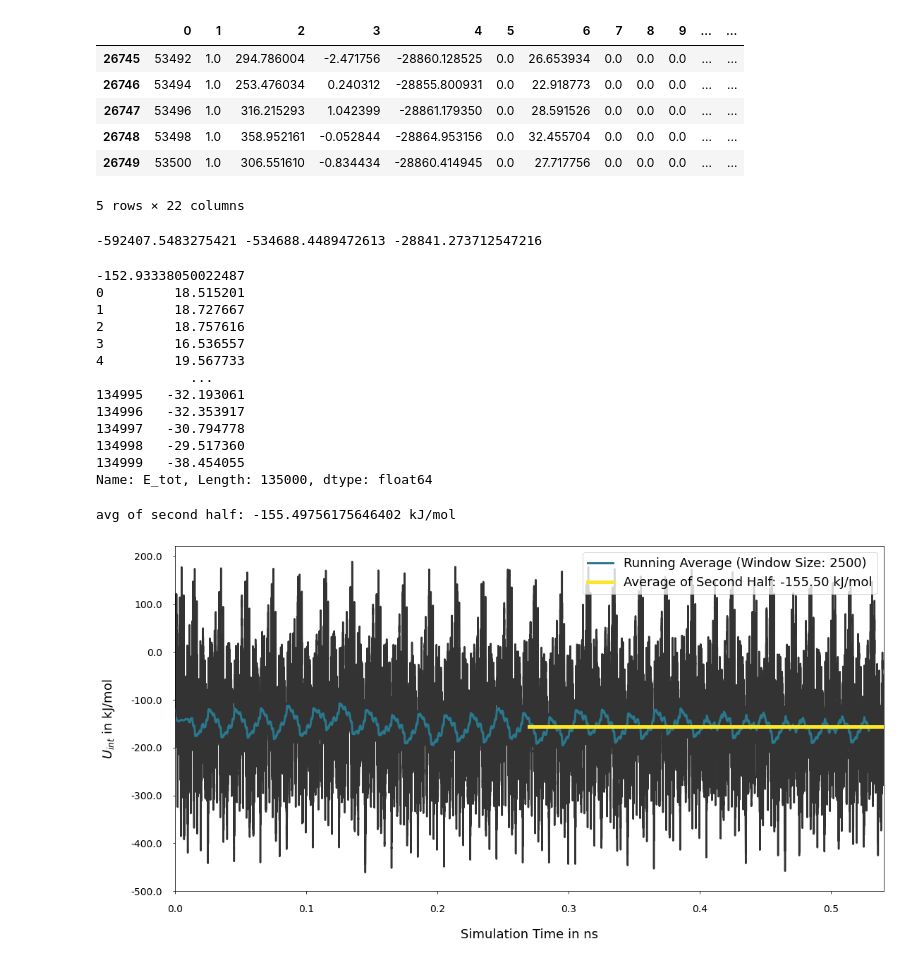
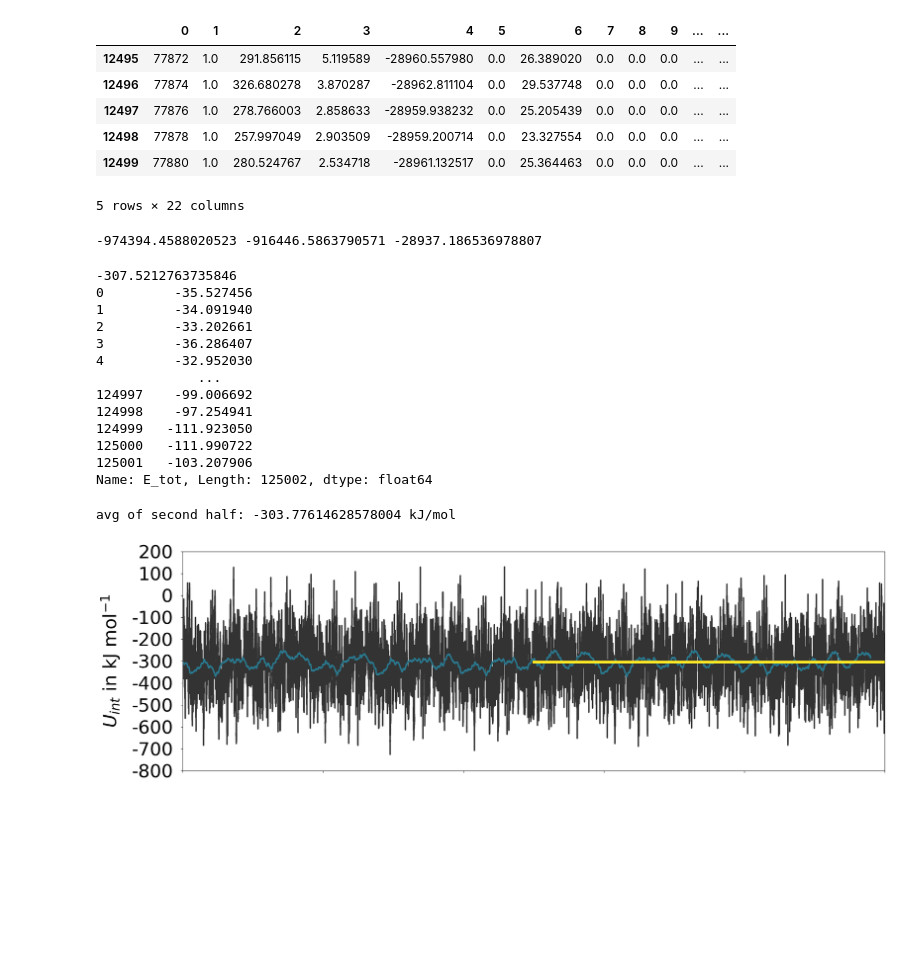
Before and after one commit to CFSHeisenberg/PlottingForThesis, a Jupyter notebook: EnergyPlots/2guests@MOF.ipynb, the cells around one changed output. Drawn from its saved outputs; the diff is of its cells as text; code cells hidden in the pictures; blank space fills up the shorter version.

```diff
--- a/EnergyPlots/2guests@MOF.ipynb
+++ b/EnergyPlots/2guests@MOF.ipynb
@@ -3,7 +3,7 @@ import pandas as pd
 import os
 
 # Directories containing the .en files
-directories = ['/media/storage_6/mot/copy80to79/mio/2guests_MOF', '/media/storage_6/mot/79/MOF5-manuel', '/media/storage_6/mot/79/guest_rigid']
+directories = ['/home/mfi/Desktop/mfi/MIL-68Ga-guest/2ndguest/2GuestData/heidi', '/home/mfi/Desktop/mfi/MIL-68Ga-host/DFTD3', '/home/mfi/Desktop/mfi/guest_rigid/DFTD3']
 
 # Dictionary to store DataFrames with different names (E1, E2, E3, etc.)
 dfs_by_name = {}
@@ -27,6 +27,9 @@ for idx, directory in enumerate(directories, start=1):
     # Concatenate all DataFrames in the current directory into a single DataFrame
     merged_df = pd.concat(dfs, axis=0, ignore_index=True)
 
+    #Include only the first 125000 rows
+    merged_df = merged_df.iloc[:125002, :]
+
     # Add values in column 5 (index 4) with values in column 7 (index 6) and store in a new column 'E_tot'
     merged_df['E_tot'] = merged_df.iloc[:, 4] + merged_df.iloc[:, 6]
 
@@ -34,6 +37,9 @@ for idx, directory in enumerate(directories, start=1):
     df_name = f'E{idx}'
     dfs_by_name[df_name] = merged_df
 
+#Replace the values in the first columns of dfs_by_name['E1'] with their index doubled
+dfs_by_name['E1'].iloc[:, 0] = dfs_by_name['E1'].index * 2
+
 # Now, dfs_by_name is a dictionary where keys are names (E1, E2, E3, etc.) and values are corresponding DataFrames
 # You can access each DataFrame using dictionary keys, for example: dfs_by_name['E1']
 # %%
@@ -90,39 +96,39 @@ dfs_by_name["E3"].head()
 dfs_by_name["E3"].tail()
 # %% [output]
 |  | 0 | 1 | 2 | 3 | 4 | 5 | 6 | 7 | 8 | 9 | ... | ... |
-| 26745 | 53492 | 1.0 | 294.786004 | -2.471756 | -28860.128525 | 0.0 | 26.653934 | 0.0 | 0.0 | 0.0 | ... | ... |
-| 26746 | 53494 | 1.0 | 253.476034 | 0.240312 | -28855.800931 | 0.0 | 22.918773 | 0.0 | 0.0 | 0.0 | ... | ... |
-| 26747 | 53496 | 1.0 | 316.215293 | 1.042399 | -28861.179350 | 0.0 | 28.591526 | 0.0 | 0.0 | 0.0 | ... | ... |
-| 26748 | 53498 | 1.0 | 358.952161 | -0.052844 | -28864.953156 | 0.0 | 32.455704 | 0.0 | 0.0 | 0.0 | ... | ... |
-| 26749 | 53500 | 1.0 | 306.551610 | -0.834434 | -28860.414945 | 0.0 | 27.717756 | 0.0 | 0.0 | 0.0 | ... | ... |
+| 12495 | 77872 | 1.0 | 291.856115 | 5.119589 | -28960.557980 | 0.0 | 26.389020 | 0.0 | 0.0 | 0.0 | ... | ... |
+| 12496 | 77874 | 1.0 | 326.680278 | 3.870287 | -28962.811104 | 0.0 | 29.537748 | 0.0 | 0.0 | 0.0 | ... | ... |
+| 12497 | 77876 | 1.0 | 278.766003 | 2.858633 | -28959.938232 | 0.0 | 25.205439 | 0.0 | 0.0 | 0.0 | ... | ... |
+| 12498 | 77878 | 1.0 | 257.997049 | 2.903509 | -28959.200714 | 0.0 | 23.327554 | 0.0 | 0.0 | 0.0 | ... | ... |
+| 12499 | 77880 | 1.0 | 280.524767 | 2.534718 | -28961.132517 | 0.0 | 25.364463 | 0.0 | 0.0 | 0.0 | ... | ... |
 5 rows × 22 columns
 # %%
-avg_1 = dfs_by_name["E1"].iloc[:, 23].mean()
-avg_2 = dfs_by_name["E2"].iloc[:, 23].mean()
+avg_1 = dfs_by_name["E1"].iloc[:, 21].mean()
+avg_2 = dfs_by_name["E2"].iloc[:, 21].mean()
 avg_3 = dfs_by_name["E3"].iloc[:, 21].mean()
 
 print(avg_1, avg_2, avg_3)
 # %% [output]
--592407.5483275421 -534688.4489472613 -28841.273712547216
+-974394.4588020523 -916446.5863790571 -28937.186536978807
 # %%
-U_int = dfs_by_name["E1"].iloc[:, 23] - (avg_2 + 2*avg_3)
+U_int = dfs_by_name["E1"].iloc[:, 21] - (avg_2 + 2*avg_3)
 
 print(U_int.mean()*4.184)
 print(U_int)
 # %% [output]
--152.93338050022487
-0         18.515201
-1         18.727667
-2         18.757616
-3         16.536557
-4         19.567733
-            ...
-134995   -32.193061
-134996   -32.353917
-134997   -30.794778
-134998   -29.517360
-134999   -38.454055
-Name: E_tot, Length: 135000, dtype: float64
+-307.5212763735846
+0         -35.527456
+1         -34.091940
+2         -33.202661
+3         -36.286407
+4         -32.952030
+             ...
+124997    -99.006692
+124998    -97.254941
+124999   -111.923050
+125000   -111.990722
+125001   -103.207906
+Name: E_tot, Length: 125002, dtype: float64
 # %%
 import matplotlib.pyplot as plt
 import numpy as np
@@ -167,7 +173,7 @@ running_avg = np.convolve(y_values, np.ones(window_size)/window_size, mode='vali
 adjusted_x_values = np.sort(x_values[:len(running_avg)])
 
 # Plotting x-values vs y-values
-plt.figure(figsize=(18, 9))
+plt.figure(figsize=(24, 8))
 plt.xlim(min(x_values), max(x_values))
 #plt.plot(x_values[1:-1], y_values[1:-1], linewidth="1", color="k", alpha=0.8)
 
@@ -188,43 +194,48 @@ x_max = max(x_values)
 y_min = min(y_values)
 y_max = max(y_values)
 x_ticks = np.arange(x_min, x_max, 0.1)  # Adjust 0.1 to the desired spacing
-plt.xticks(x_ticks, fontsize="14")  # Set x-axis ticks
+plt.xticks(x_ticks, fontsize="28")  # Set x-axis ticks
 #y_ticks = np.arange(y_min, y_max, 100)
 #plt.yticks(y_ticks, fontsize="12")
 
 # Round down y_min to the nearest 100 and round up y_max to the nearest 100
 y_start = 100 * (y_min // 100)
 y_end = 100 * (y_max // 100 + 1)
 
 # Generate y-axis ticks
 y_ticks = np.arange(y_start, y_end+0.000001, 100,)  # Adjust 100 to the desired spacing
 
 # Add the specific number to the existing y_ticks
 specific_number = second_part_mean  # Replace with your specific number
 #y_ticks = np.append(y_ticks, specific_number)
 
 # Define custom labels for the y-axis
-y_labels = [f'{tick}' if tick != specific_number else r'$\mathbf{' + f'{tick:.2f}' + '}$' for tick in y_ticks]
+#y_labels = [f'{tick}' if tick != specific_number else r'$\mathbf{' + f'{tick:.2f}' + '}$' for tick in y_ticks]
+y_labels = [f'{int(tick)}' if tick != specific_number else r'$\mathbf{' + f'{int(tick)}' + '}$' for tick in y_ticks]
 
 
-plt.yticks(y_ticks, y_labels, fontsize="14")  # Set y-axis ticks
+
+plt.yticks(y_ticks, y_labels, fontsize="36")  # Set y-axis ticks
 
 # Add this line to display tick mark lines inside the plot area
 plt.tick_params(axis='both', which='both', direction='out', bottom=True, top=False, left=True, right=False, pad=15)
 
 # Specify xmin parameter to visually show the second half of the mean line
 #plt.axvline(x=x_max/2, linestyle='-', color="#fde725", linewidth="2.5")
-plt.axhline(y=second_part_mean, linestyle='-', color="#fde725", linewidth="5",label=f'Average of Second Half: {second_part_mean:.2f} kJ/mol', xmin=0.5, xmax=1)
-plt.xlabel('Simulation Time in ns', fontsize='18', labelpad = 20)
-plt.ylabel(r'$U_{int}$ in kJ/mol', fontsize='18', labelpad = 20)
+plt.axhline(y=second_part_mean, linestyle='-', color="#fde725", linewidth="5",label=f'Average of Second Half: {second_part_mean:.1f} kJ/mol', xmin=0.5, xmax=1)
+#plt.xlabel('Simulation Time in ns', fontsize='36', labelpad = 20)
+plt.ylabel(r'$U_{int}$ in kJ mol$^{-1}$', fontsize='36', labelpad = 20)
 #plt.title('ΔU of 1guest@MOF')
 #plt.grid(linestyle="-")
 #plt.fill_between(running_avg.index, 0, running_avg, color="b", alpha=0.1)
 #plt.legend()
 plt.grid(False)
-plt.legend(fontsize='18', loc = "upper right")
-plt.savefig("/home/mot/mot/analysis/Pics/U_int/2guests_reg@MOF.png")
+#plt.title('2Phth@MIL-68(Ga)', fontsize='36')
+#plt.legend(fontsize='18', loc = "upper right")
+plt.subplots_adjust(left=0.15, right=0.95, bottom=0.15, top=0.90)
+plt.gca().xaxis.set_tick_params(labelbottom=False)
+plt.savefig("/home/mfi/Desktop/mfi/images/2Guest@MOF.png")
 plt.show()
 # %% [output]
-avg of second half: -155.49756175646402 kJ/mol
+avg of second half: -303.77614628578004 kJ/mol
-[figure, old version]
+[figure, new version]
```
Also changed, not shown: parts of 5 cells of this notebook, 26 other files.
